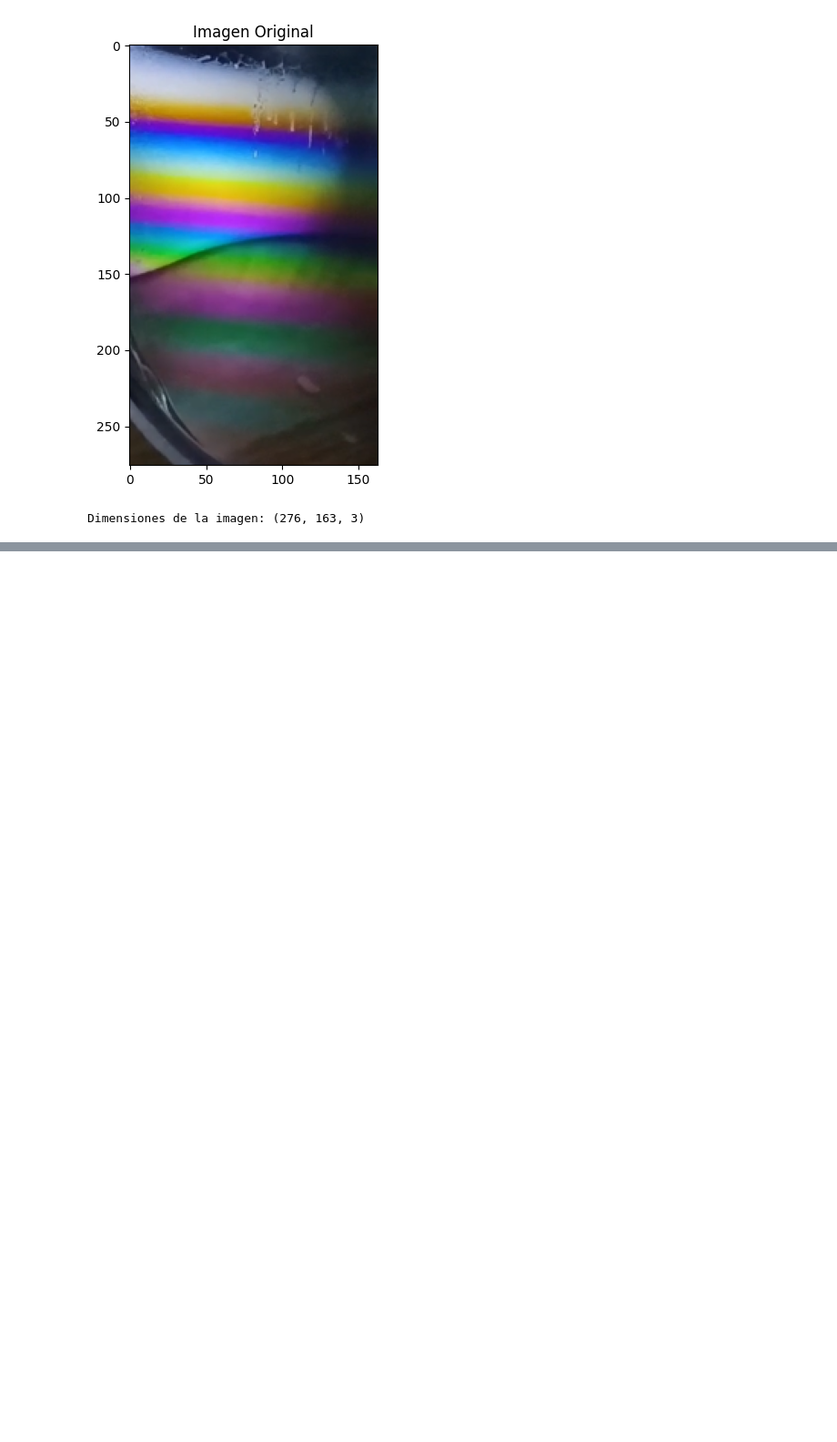
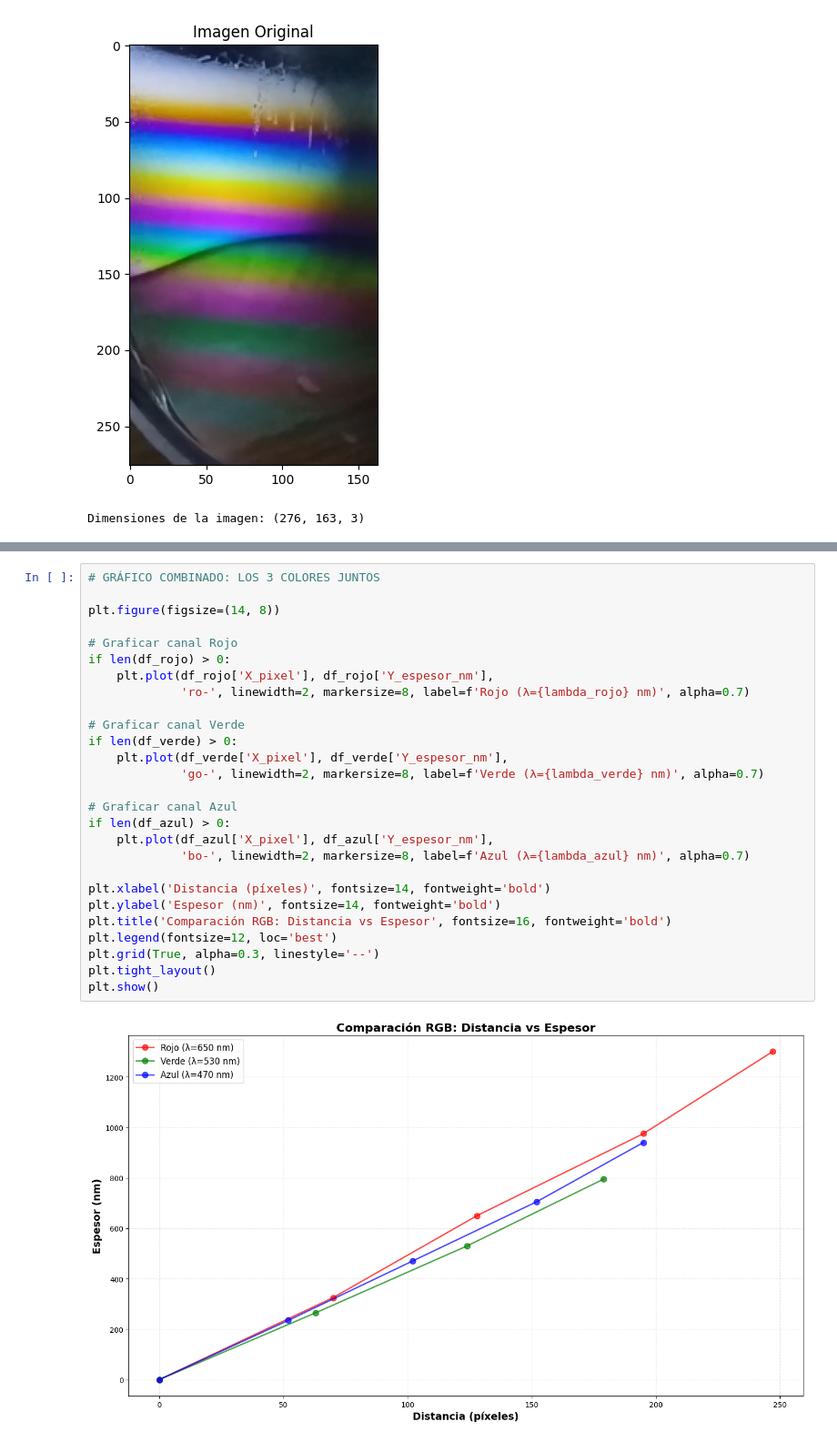
Before and after one commit to jazoro911/RGB-analisis, a Jupyter notebook: Trabajos/analisis_linea_rgb.ipynb, the cells around one changed output, grey strips where cells are left out. Shown at 91% size. Drawn from its saved outputs; the diff is of its cells as text; blank space fills up the shorter version.

```diff
--- a/Trabajos/analisis_linea_rgb.ipynb
+++ b/Trabajos/analisis_linea_rgb.ipynb
@@ -209,0 +405,29 @@ Primeras 10 filas de datos:
+# %%
+# GRÁFICO COMBINADO: LOS 3 COLORES JUNTOS
+
+plt.figure(figsize=(14, 8))
+
+# Graficar canal Rojo
+if len(df_rojo) > 0:
+    plt.plot(df_rojo['X_pixel'], df_rojo['Y_espesor_nm'],
+             'ro-', linewidth=2, markersize=8, label=f'Rojo (λ={lambda_rojo} nm)', alpha=0.7)
+
+# Graficar canal Verde
+if len(df_verde) > 0:
+    plt.plot(df_verde['X_pixel'], df_verde['Y_espesor_nm'],
+             'go-', linewidth=2, markersize=8, label=f'Verde (λ={lambda_verde} nm)', alpha=0.7)
+
+# Graficar canal Azul
+if len(df_azul) > 0:
+    plt.plot(df_azul['X_pixel'], df_azul['Y_espesor_nm'],
+             'bo-', linewidth=2, markersize=8, label=f'Azul (λ={lambda_azul} nm)', alpha=0.7)
+
+plt.xlabel('Distancia (píxeles)', fontsize=14, fontweight='bold')
+plt.ylabel('Espesor (nm)', fontsize=14, fontweight='bold')
+plt.title('Comparación RGB: Distancia vs Espesor', fontsize=16, fontweight='bold')
+plt.legend(fontsize=12, loc='best')
+plt.grid(True, alpha=0.3, linestyle='--')
+plt.tight_layout()
+plt.show()
+# %% [output]
+[figure, added]
```
Also changed, not shown: parts of 10 cells of this notebook, 5 other files.
